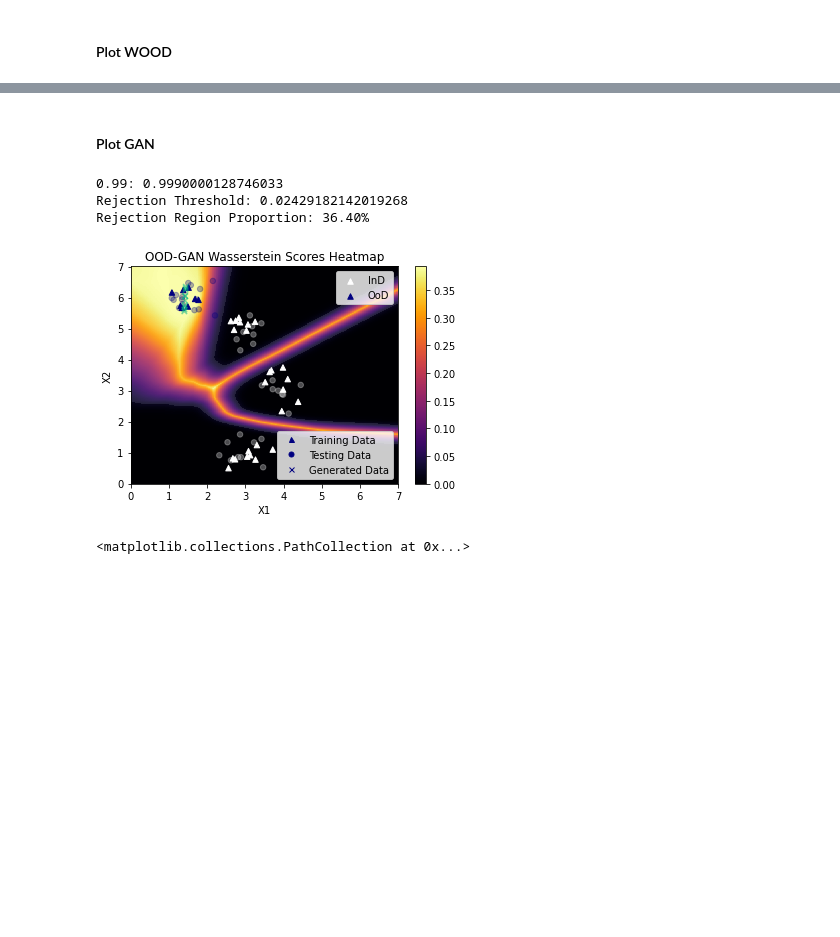
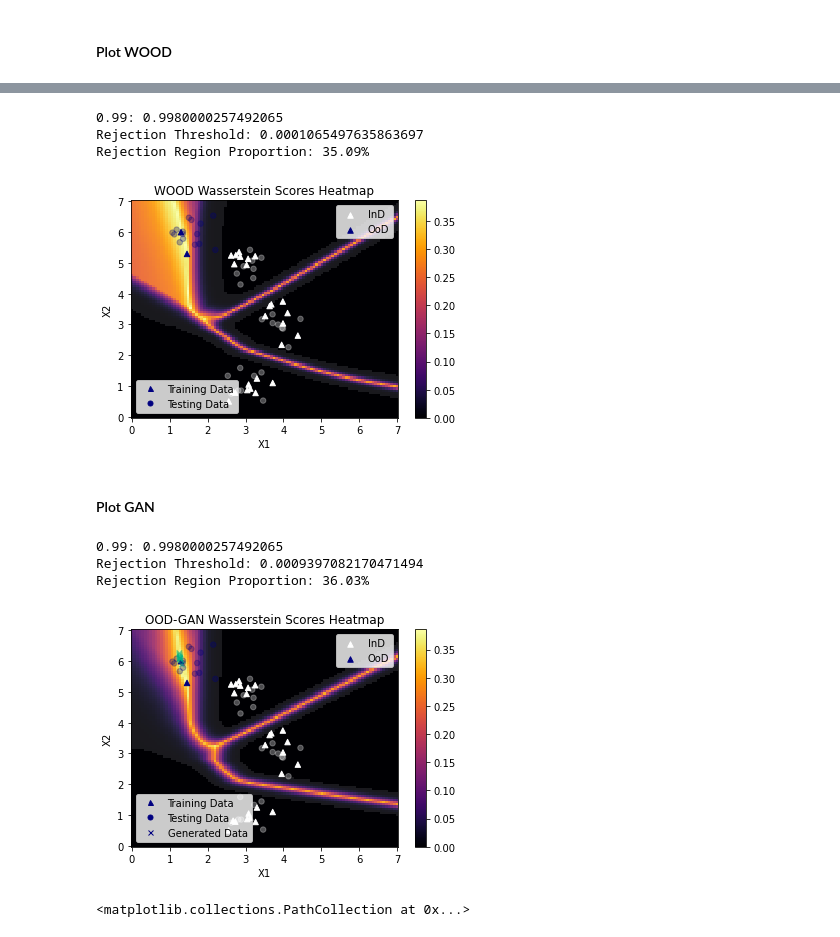
Before and after one commit to Xiaoyang-Song/Out-of-Distribution-GANs, a Jupyter notebook: Notebooks/simulation.ipynb, the cells around one changed output, grey strips where cells are left out. Saved outputs shown, nothing was run; the diff lists cells and outputs as text; code cells hidden in the pictures; blank space fills up the shorter version.

```diff
--- a/Notebooks/simulation.ipynb
+++ b/Notebooks/simulation.ipynb
@@ -211,3 +228,12 @@ Rejection Region Proportion: 38.99%
+# %%
+D_WOOD = DSIM(128).to(DEVICE)
+D_WOOD.load_state_dict(torch.load(f"simulation_log/example/eg-[n=2]/ckpt/D_WOOD.pt"))
+plot_heatmap(IND_X, IND_X_TEST, OOD_X, OOD_BATCH, D_WOOD, None, "WOOD", ind_idx, ood_idx, m=100)
+# %% [output]
+0.99: 0.9980000257492065
+Rejection Threshold: 0.0001065497635863697
+Rejection Region Proportion: 35.09%
+[figure, added]
 # %%
 # plt.pcolormesh(xi, yi, si.reshape((m, m)).T, shading='auto',cmap='inferno', alpha=1)
 # cbar = plt.colorbar(ticks=list(np.arange(0.05, 0.4, 0.05)) + [threshold], orientation='vertical')
@@ -217,12 +243,16 @@ Rejection Region Proportion: 38.99%
 #### Plot GAN
 # %%
 from simulation import plot_heatmap
-plot_heatmap(IND_X, IND_X_TEST, OOD_X, OOD_BATCH, D_GAN, G_GAN, "OOD-GAN", ind_idx, ood_idx, m=400)
+D_GAN = DSIM(128).to(DEVICE)
+D_GAN.load_state_dict(torch.load(f"simulation_log/example/eg-[n=2]/ckpt/D_GAN.pt"))
+G_GAN = GSIM(128).to(DEVICE)
+G_GAN.load_state_dict(torch.load(f"simulation_log/example/eg-[n=2]/ckpt/G_GAN.pt"))
+plot_heatmap(IND_X, IND_X_TEST, OOD_X, OOD_BATCH, D_GAN, G_GAN, "OOD-GAN", ind_idx, ood_idx, m=100)
 # %% [output]
-0.99: 0.9990000128746033
-Rejection Threshold: 0.02429182142019268
-Rejection Region Proportion: 36.40%
+0.99: 0.9980000257492065
+Rejection Threshold: 0.0009397082170471494
+Rejection Region Proportion: 36.03%
-[figure, old version]
+[figure, new version]
 # %%
 seed = torch.rand((bsz_tri, 2), device=DEVICE)
 Gz = G_GAN(seed).detach().numpy()
```
Also changed, not shown: parts of 6 cells of this notebook, 10 other files.
